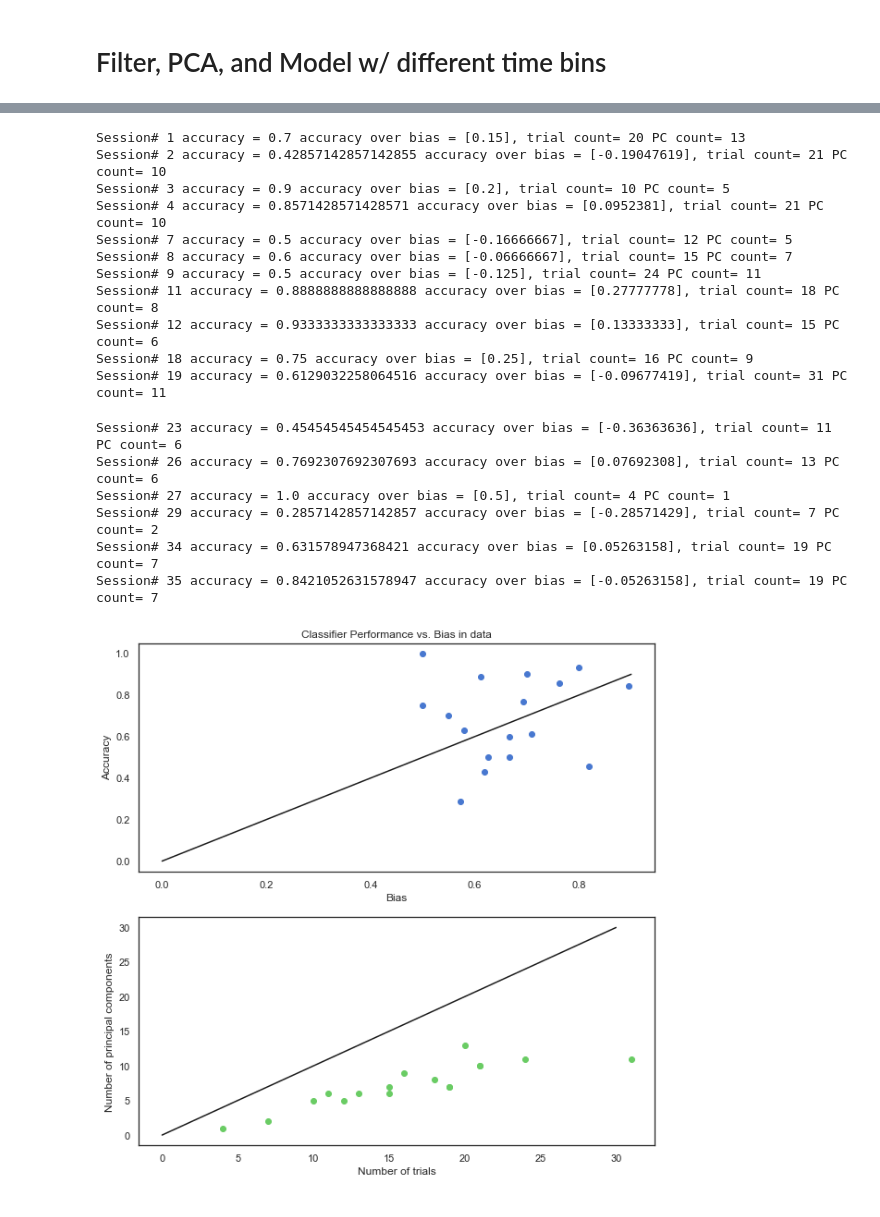
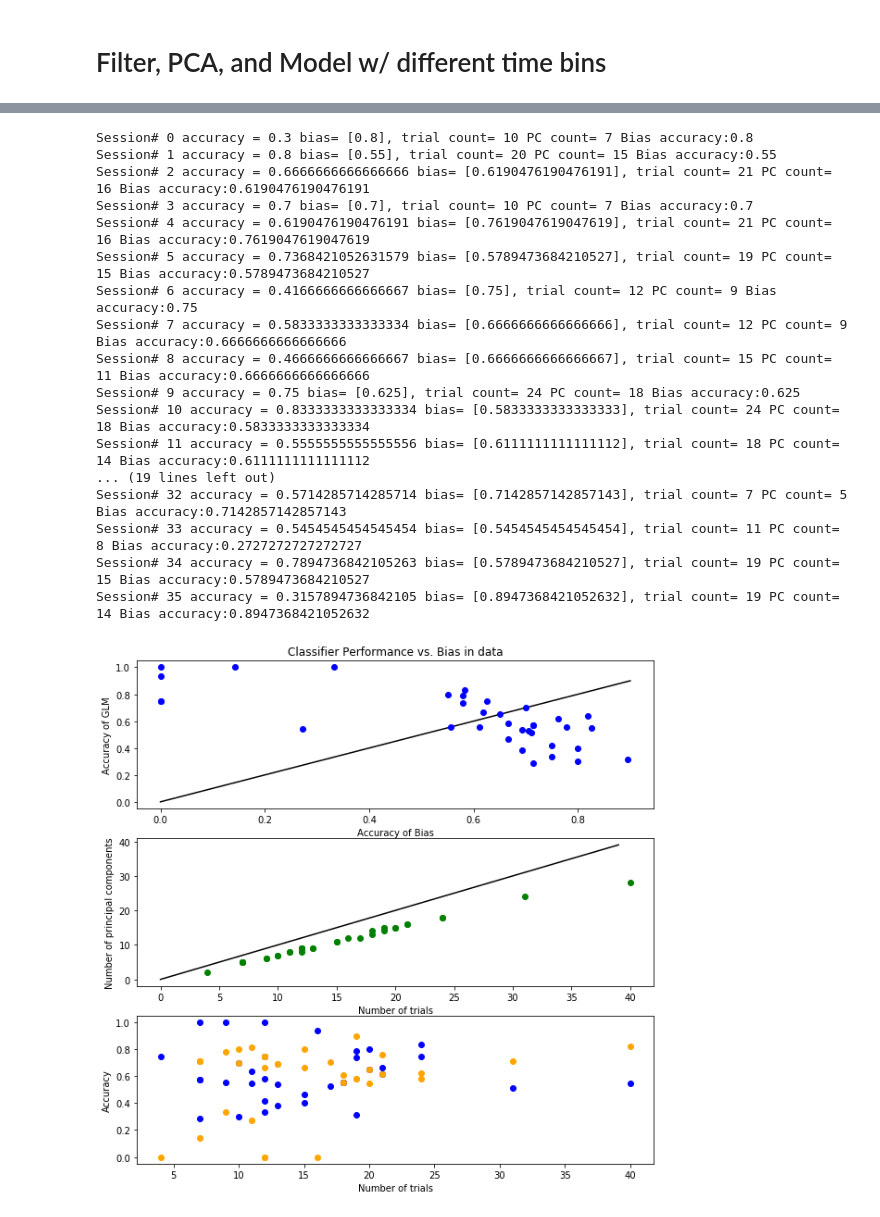
Before and after one commit to jorgeerrz/mistaken_mice, a Jupyter notebook: mistaken_mice.ipynb, the cells around one changed output, grey strips where cells are left out. Cells and saved outputs as stored; diff of their text form; code cells hidden in the pictures.

```diff
--- a/mistaken_mice.ipynb
+++ b/mistaken_mice.ipynb
@@ -357,51 +372,52 @@ plt.plot(np.log(lams),accs)
 # %%
 from model_tester import test_model
 allb = ['ACA','ACB','APN', 'AUD', 'BLA', 'BMA', 'CA', 'CA1', 'CA2', 'CA3', 'CL', 'COA',
  'CP','DG','DP','EP','EPd','GPe','IC' ,'ILA', 'LD', 'LGd' ,'LH', 'LP', 'LS',
  'LSc','LSr','MB','MD','MEA','MG','MOp','MOs','MRN','MS','NB','OLF','ORB',
  'ORBm','OT','PAG','PIR','PL','PO','POL','POST','PT','RN','RSP','RT',
  'SCig','SCm','SCs','SCsg','SI','SNr','SPF','SSp','SSs','SUB','TH','TT',
  'VAL','VISa','VISam','VISl','VISp','VISpm','VISrl','VPL','VPM','ZI']
 
 
 regions = ["vis ctx", "thal", "hipp", "other ctx", "midbrain", "basal ganglia", "cortical subplate", "other"]
 brain_groups = [["VISa", "VISam", "VISl", "VISp", "VISpm", "VISrl"], # visual cortex
                 ["CL", "LD", "LGd", "LH", "LP", "MD", "MG", "PO", "POL", "PT", "RT", "SPF", "TH", "VAL", "VPL", "VPM"], # thalamus
                 ["CA", "CA1", "CA2", "CA3", "DG", "SUB", "POST"], # hippocampal
                 ["ACA", "AUD", "COA", "DP", "ILA", "MOp", "MOs", "OLF", "ORB", "ORBm", "PIR", "PL", "SSp", "SSs", "RSP"," TT"], # non-visual cortex
                 ["APN", "IC", "MB", "MRN", "NB", "PAG", "RN", "SCs", "SCm", "SCig", "SCsg", "ZI"], # midbrain
                 ["ACB", "CP", "GPe", "LS", "LSc", "LSr", "MS", "OT", "SNr", "SI"], # basal ganglia
                 ["BLA", "BMA", "EP", "EPd", "MEA"] # cortical subplate
                 ]
 
 
 
 sessions = [*range(0,37)]
 l2=1000000000000
 
-output = test_model(alldat,sessions=sessions,brain_areas=["VISa", "VISam", "VISl", "VISpm", "VISrl"],unfair_only=True,chosey_only=True,nonzero_only=True,l2_penalty=l2,toweight=False,verbose=True)
+#output = test_model(alldat,sessions=sessions,brain_areas=allb,unfair_only=True,chosey_only=True,nonzero_only=True,penalty_type='none',toweight=False,verbose=True)
 
+output = test_model(alldat,sessions=sessions,brain_areas=allb)
 
 plot_results(output)
 # %% [output]
-Session# 1 accuracy = 0.7 accuracy over bias = [0.15], trial count= 20 PC count= 13
-Session# 2 accuracy = 0.42857142857142855 accuracy over bias = [-0.19047619], trial count= 21 PC count= 10
-Session# 3 accuracy = 0.9 accuracy over bias = [0.2], trial count= 10 PC count= 5
-Session# 4 accuracy = 0.8571428571428571 accuracy over bias = [0.0952381], trial count= 21 PC count= 10
-Session# 7 accuracy = 0.5 accuracy over bias = [-0.16666667], trial count= 12 PC count= 5
-Session# 8 accuracy = 0.6 accuracy over bias = [-0.06666667], trial count= 15 PC count= 7
-Session# 9 accuracy = 0.5 accuracy over bias = [-0.125], trial count= 24 PC count= 11
-Session# 11 accuracy = 0.8888888888888888 accuracy over bias = [0.27777778], trial count= 18 PC count= 8
-Session# 12 accuracy = 0.9333333333333333 accuracy over bias = [0.13333333], trial count= 15 PC count= 6
-Session# 18 accuracy = 0.75 accuracy over bias = [0.25], trial count= 16 PC count= 9
-Session# 19 accuracy = 0.6129032258064516 accuracy over bias = [-0.09677419], trial count= 31 PC count= 11
+Session# 0 accuracy = 0.3 bias= [0.8], trial count= 10 PC count= 7 Bias accuracy:0.8
+Session# 1 accuracy = 0.8 bias= [0.55], trial count= 20 PC count= 15 Bias accuracy:0.55
+Session# 2 accuracy = 0.6666666666666666 bias= [0.6190476190476191], trial count= 21 PC count= 16 Bias accuracy:0.6190476190476191
+Session# 3 accuracy = 0.7 bias= [0.7], trial count= 10 PC count= 7 Bias accuracy:0.7
+Session# 4 accuracy = 0.6190476190476191 bias= [0.7619047619047619], trial count= 21 PC count= 16 Bias accuracy:0.7619047619047619
+Session# 5 accuracy = 0.7368421052631579 bias= [0.5789473684210527], trial count= 19 PC count= 15 Bias accuracy:0.5789473684210527
+Session# 6 accuracy = 0.4166666666666667 bias= [0.75], trial count= 12 PC count= 9 Bias accuracy:0.75
+Session# 7 accuracy = 0.5833333333333334 bias= [0.6666666666666666], trial count= 12 PC count= 9 Bias accuracy:0.6666666666666666
+Session# 8 accuracy = 0.4666666666666667 bias= [0.6666666666666667], trial count= 15 PC count= 11 Bias accuracy:0.6666666666666666
+Session# 9 accuracy = 0.75 bias= [0.625], trial count= 24 PC count= 18 Bias accuracy:0.625
+Session# 10 accuracy = 0.8333333333333334 bias= [0.5833333333333333], trial count= 24 PC count= 18 Bias accuracy:0.5833333333333334
+Session# 11 accuracy = 0.5555555555555556 bias= [0.6111111111111112], trial count= 18 PC count= 14 Bias accuracy:0.6111111111111112
+... (19 lines left out)
+Session# 32 accuracy = 0.5714285714285714 bias= [0.7142857142857143], trial count= 7 PC count= 5 Bias accuracy:0.7142857142857143
+Session# 33 accuracy = 0.5454545454545454 bias= [0.5454545454545454], trial count= 11 PC count= 8 Bias accuracy:0.2727272727272727
+Session# 34 accuracy = 0.7894736842105263 bias= [0.5789473684210527], trial count= 19 PC count= 15 Bias accuracy:0.5789473684210527
+Session# 35 accuracy = 0.3157894736842105 bias= [0.8947368421052632], trial count= 19 PC count= 14 Bias accuracy:0.8947368421052632
-Session# 23 accuracy = 0.45454545454545453 accuracy over bias = [-0.36363636], trial count= 11 PC count= 6
-Session# 26 accuracy = 0.7692307692307693 accuracy over bias = [0.07692308], trial count= 13 PC count= 6
-Session# 27 accuracy = 1.0 accuracy over bias = [0.5], trial count= 4 PC count= 1
-Session# 29 accuracy = 0.2857142857142857 accuracy over bias = [-0.28571429], trial count= 7 PC count= 2
-Session# 34 accuracy = 0.631578947368421 accuracy over bias = [0.05263158], trial count= 19 PC count= 7
-Session# 35 accuracy = 0.8421052631578947 accuracy over bias = [-0.05263158], trial count= 19 PC count= 7
-[figure, old version]
+[figure, new version]
 # %%
 plot_session(alldat, 38, select_areas = None, unfair_only=True,chosey_only=True,nonzero_only=True)
 # %% [output]
```
Also changed, not shown: parts of 18 cells of this notebook, 6 other files.
